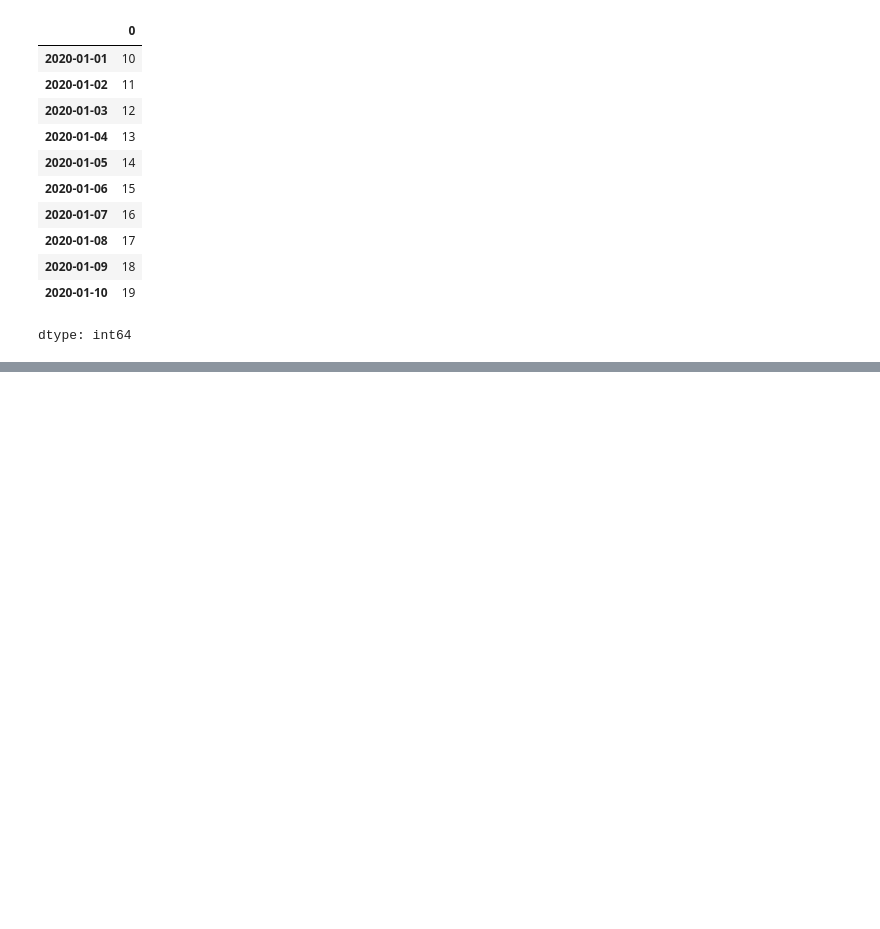
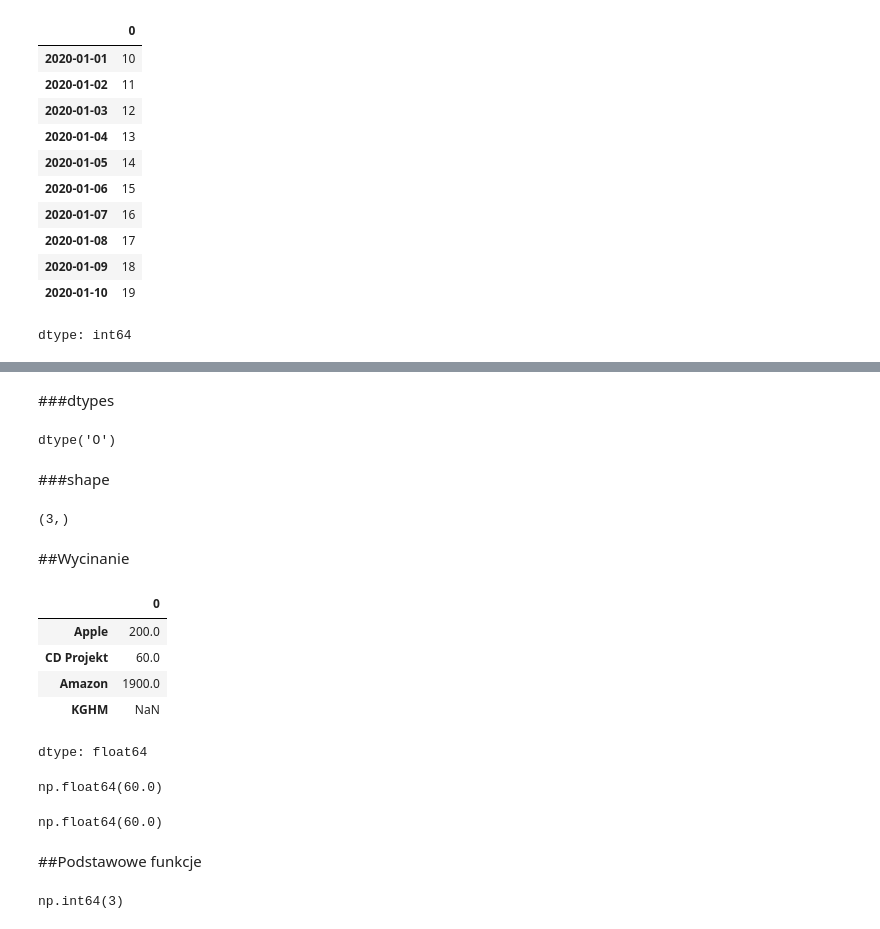
Before and after one commit to JotJaw/data-science-bootcamp, a Jupyter notebook: 02_analiza_danych/01_pandas_intro.ipynb, the cells around one changed output, grey strips where cells are left out. Cells and saved outputs as stored; diff of their text form; code cells hidden in the pictures; blank space fills up the shorter version.

```diff
--- a/02_analiza_danych/01_pandas_intro.ipynb
+++ b/02_analiza_danych/01_pandas_intro.ipynb
@@ -77,0 +125,38 @@ dtype: int64
+# %% [markdown]
+###dtypes
+# %%
+s.dtypes #O = object
+# %% [output]
+dtype('O')
+# %% [markdown]
+###shape
+# %%
+s.shape
+# %% [output]
+(3,)
+# %% [markdown]
+##Wycinanie
+# %%
+price = pd.Series(data={'Apple':200,'CD Projekt':60,'Amazon':1900,'KGHM':np.nan}) #index -> klucz ze słownika
+price
+# %% [output]
+|  | 0 |
+| Apple | 200.0 |
+| CD Projekt | 60.0 |
+| Amazon | 1900.0 |
+| KGHM | NaN |
+dtype: float64
+# %%
+price['CD Projekt']
+# %% [output]
+np.float64(60.0)
+# %%
+price[1]
+# %% [output]
+np.float64(60.0)
+# %% [markdown]
+##Podstawowe funkcje
+# %%
+price.count() #ile elementów w obiekcie - zlicza tylko dane występujące
+# %% [output]
+np.int64(3)
```
Also changed, not shown: parts of 24 cells of this notebook.
